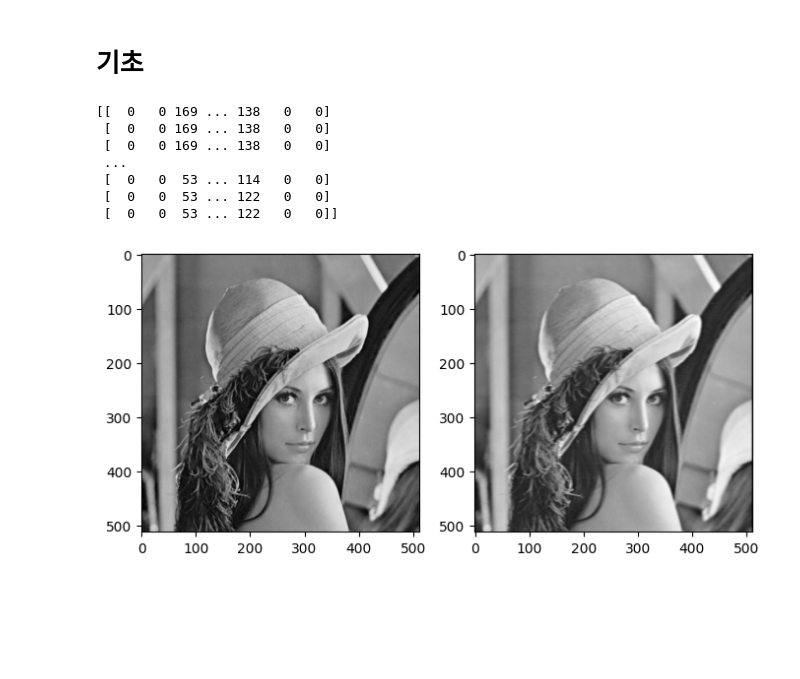
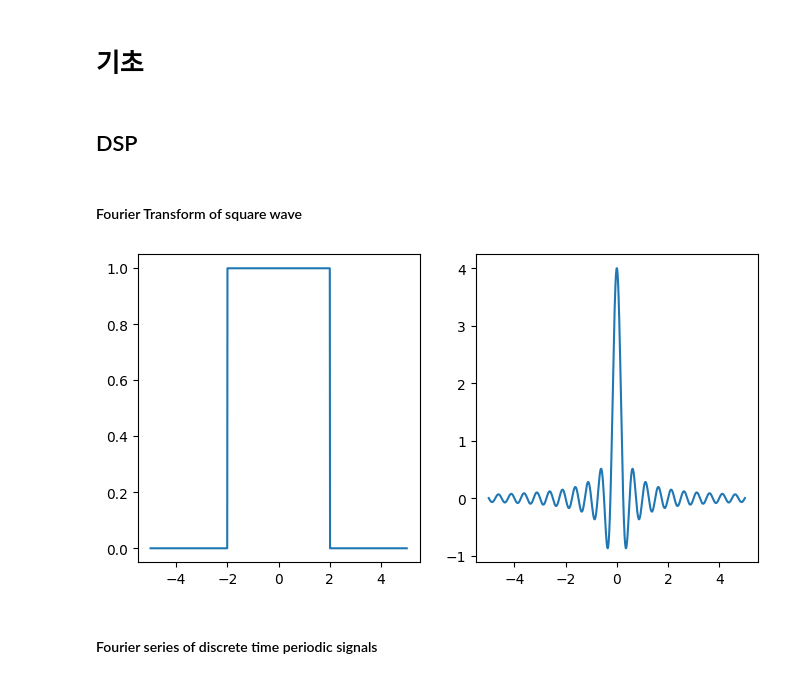
Before and after one commit to kyun1016/DeepLearning, a Jupyter notebook: 240820_Computer_Vision/kernel.ipynb, the cells around one changed output. Saved outputs shown, nothing was run; the diff lists cells and outputs as text; code cells hidden in the pictures; blank space fills up the shorter version.

Commit message:
Added functions for Fourier Transform and DSP-related operations.

```diff
--- a/240820_Computer_Vision/kernel.ipynb
+++ b/240820_Computer_Vision/kernel.ipynb
@@ -6,8 +6,30 @@ import numpy as np
 import matplotlib.pyplot as plt
 import matplotlib.cm as cm
 import cv2
+from scipy.integrate import simpson
 from PIL import Image
 
+# DSP
+def square_wave(x, start, end):
+    return np.where((x >= start) & (x < end), 1, 0)
+
+def ctft(x, signal, freq_range):
+    ft = []
+    for freq in freq_range:
+        integrand = signal * np.exp(-1j * 2 * np.pi * freq * x)
+        ft_value = simpson(integrand, x=x)
+        ft.append(ft_value)
+    return np.array(ft)
+
+def get_magnitude_phase(img):
+    dft = np.fft.fft2(img)
+    dft_shift = np.fft.fftshift(dft)
+    magnitude_spectrum = np.abs(dft_shift)
+    phase_spectrum = np.angle(dft_shift)
+
+    return magnitude_spectrum, phase_spectrum
+
+# Image Processing
 def apply_filter(img, kernel):
     result = np.zeros(img.shape, dtype=np.float32)
     padded_img = np.pad(img, ((kernel.shape[0]//2,kernel.shape[0]//2), (kernel.shape[1]//2,kernel.shape[1]//2)), mode='constant', constant_values=0)
@@ -15,37 +37,42 @@ def apply_filter(img, kernel):
         for j in range(img.shape[1]):
             region = padded_img[i:i+kernel.shape[0], j:j+kernel.shape[1]]
             result[i,j] = np.sum(region * kernel)
-
     return result
 
+# Debug
 def load_image(dir):
     return cv2.imread(dir, cv2.IMREAD_GRAYSCALE)
 
+def plot_plots(x, y):
+    plt.figure(figsize=(4*len(x), 4))
+    for i in range(len(x)):
+        plt.subplot(1, len(x), 1+i)
+        plt.plot(x[i], y[i])
+    plt.show()
+
 def plot_images(imgs, cmap=cm.gray):
     plt.figure(figsize=(4*len(imgs), 4))
-
     for i in range(len(imgs)):
         plt.subplot(1, len(imgs), 1+i)
         plt.imshow(np.clip(imgs[i], 0, 255).astype(np.uint8), cmap=cmap)
-
-    plt.show();
-
-if __name__ == "__main__":
-    image_path = './Input/Image/Lenna.png'
-    img = cv2.imread(image_path, cv2.IMREAD_GRAYSCALE)
-    low_pass_kernel = np.array([[0.2,0.2,0.2,0.2,0.2]])
-    horizontal_sobel_kernel = np.array([[-1,0,1],
-                                        [-2,0,2],
-                                        [-1,0,1]])
-    low_pass_filtered_img = apply_filter(img, low_pass_kernel)
-    imgs = [img, low_pass_filtered_img]
-    plot_images(imgs)
+    plt.show()
-# %% [output]
-[[  0   0 169 ... 138   0   0]
- [  0   0 169 ... 138   0   0]
- [  0   0 169 ... 138   0   0]
- ...
- [  0   0  53 ... 114   0   0]
- [  0   0  53 ... 122   0   0]
- [  0   0  53 ... 122   0   0]]
-[figure, removed]
+# %% [markdown]
+## DSP
+# %% [markdown]
+#### Fourier Transform of square wave
+# %%
+# Fourier Transform of square wave
+if __name__ == "__main__":
+    T = 2
+    x = np.linspace(-5, 5, 1000)
+    pulse = square_wave(x, start=-T, end=T)
+    freq_range = np.linspace(-5, 5, 1000)
+    ft_pulse = ctft(x, pulse, freq_range)
+
+    x = [x, freq_range]
+    y = [pulse, ft_pulse]
+    plot_plots(x, y)
+# %% [output]
+[figure, added]
+# %% [markdown]
+#### Fourier series of discrete time periodic signals
```
Also changed, not shown: parts of 6 cells of this notebook, 1 other file.
